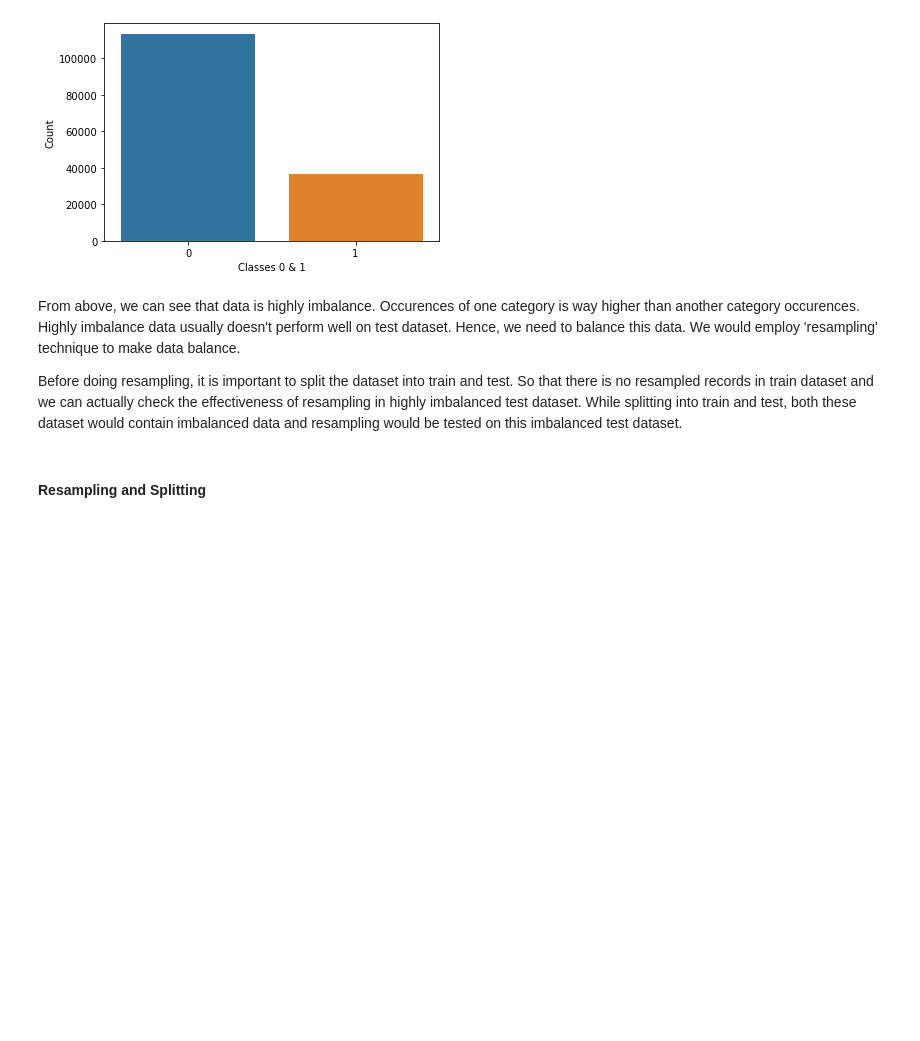
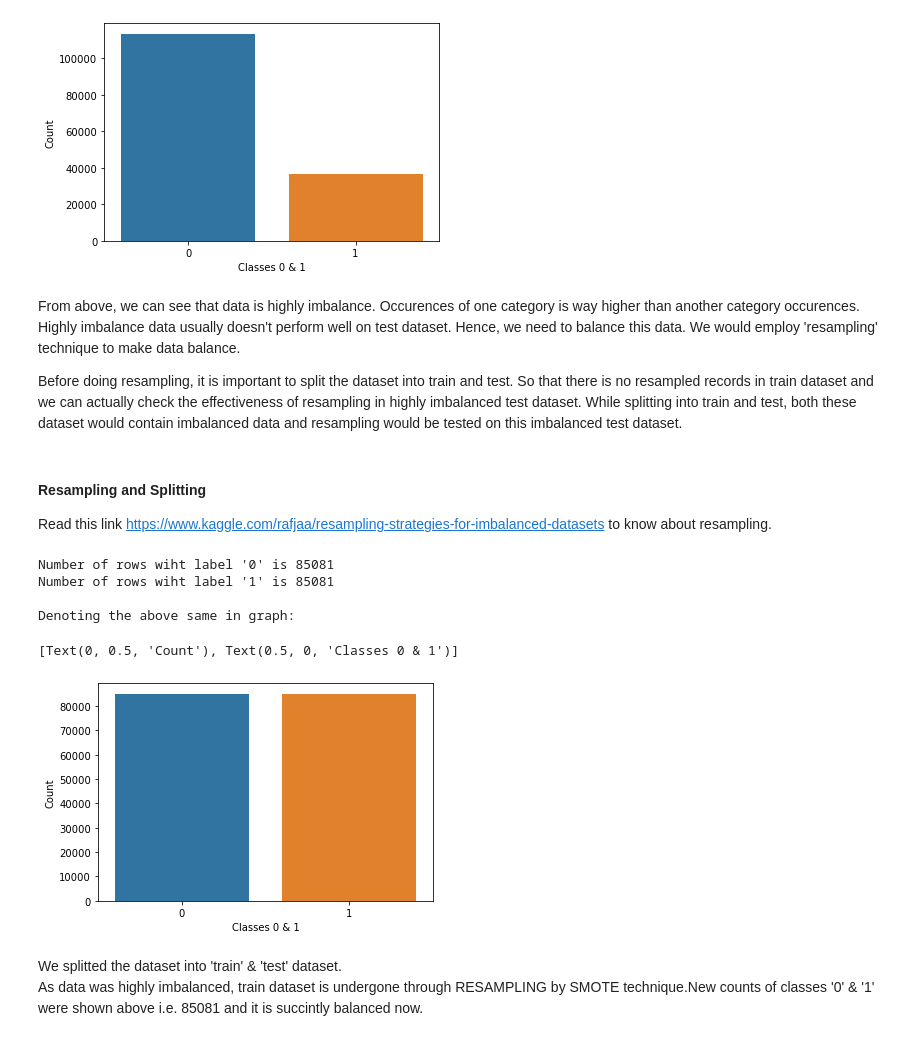
Before and after one commit to theGuyWithBlackTie/Auto-Detection-of-Atirial-Fibrillation, a Jupyter notebook: Automatic Detection of Atrial Fibrillation(AF).ipynb, the cells around one changed output. Cells and saved outputs as stored; diff of their text form; code cells hidden in the pictures; blank space fills up the shorter version.

```diff
--- a/Automatic Detection of Atrial Fibrillation(AF).ipynb
+++ b/Automatic Detection of Atrial Fibrillation(AF).ipynb
@@ -98,13 +98,38 @@ Denoting the above same in graph:
 From above, we can see that data is highly imbalance. Occurences of one category is way higher than another category occurences. Highly imbalance data usually doesn't perform well on test dataset. Hence, we need to balance this data. We would employ 'resampling' technique to make data balance.
 
 Before doing resampling, it is important to split the dataset into train and test. So that there is no resampled records in train dataset and we can actually check the effectiveness of resampling in highly imbalanced test dataset. While splitting into train and test, both these dataset would contain imbalanced data and resampling would be tested on this imbalanced test dataset.
-# %% [markdown]
-#### Resampling and Splitting
+# %% [markdown]
+#### Resampling and Splitting
+Read this link https://www.kaggle.com/rafjaa/resampling-strategies-for-imbalanced-datasets to know about resampling.
 # %%
 '''
 Splitting the dataset into train and test dataset
 
 - In below API, "stratify" is TRUE by default. This makes sure test and train set has similar percentage of classes' records.
 - In below API, "shuffle" is TRUE by default. This makes sure test and train split has randomly picked records.
 '''
-train_X, train_Y, test_X, test_Y = train_test_split(data_x, labels, test_size = 0.25, random_state = 27)
+train_X, test_X, train_Y, test_Y = train_test_split(data_x, labels, test_size = 0.25, random_state = 27)
+
+
+'''
+Doing Resampling now.
+
+For More Info: https://www.kaggle.com/rafjaa/resampling-strategies-for-imbalanced-datasets
+'''
+smt = SMOTETomek()
+X,Y = smt.fit_sample(train_X, train_Y)
+
+print("Number of rows wiht label '0' is", list(Y).count(0))
+print("Number of rows wiht label '1' is", list(Y).count(1))
+print("\nDenoting the above same in graph:")
+bar_graph = sns.countplot(Y)
+bar_graph.set(xlabel = 'Classes 0 & 1', ylabel = 'Count')
+# %% [output]
+Number of rows wiht label '0' is 85081
+Number of rows wiht label '1' is 85081
+
+Denoting the above same in graph:
+[Text(0, 0.5, 'Count'), Text(0.5, 0, 'Classes 0 & 1')]
+[figure, added]
+# %% [markdown]
+We splitted the dataset into 'train' & 'test' dataset.<br>As data was highly imbalanced, train dataset is undergone through RESAMPLING by SMOTE technique.New counts of classes '0' & '1' were shown above i.e. 85081 and it is succintly balanced now.
```
